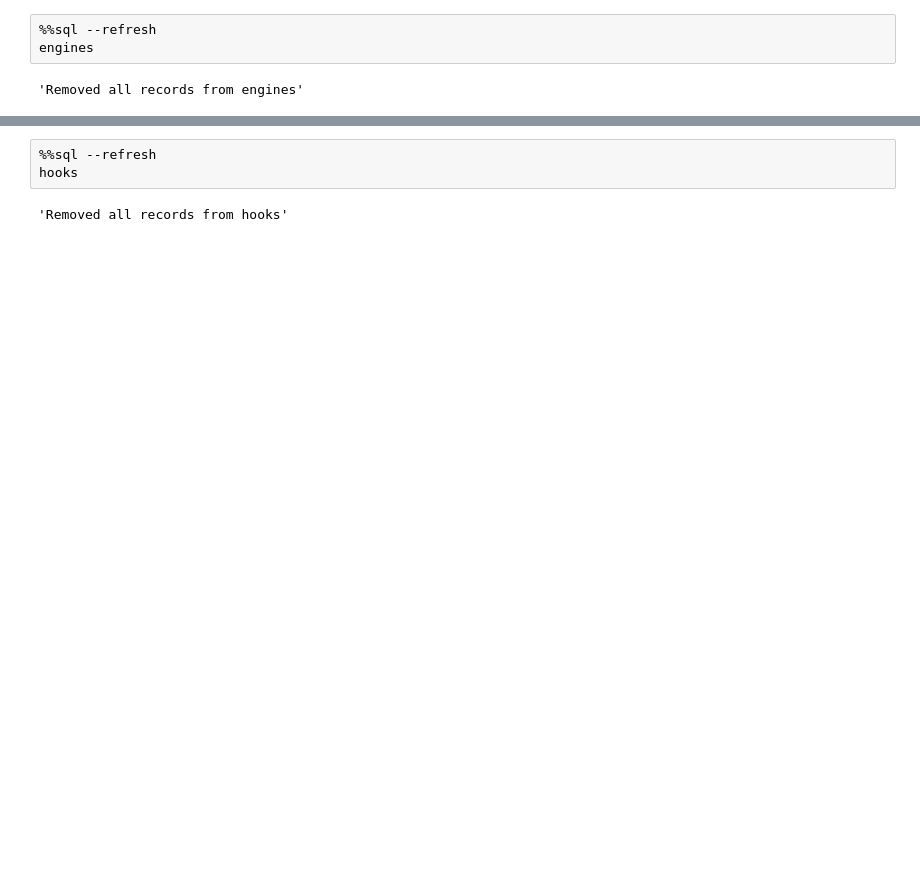
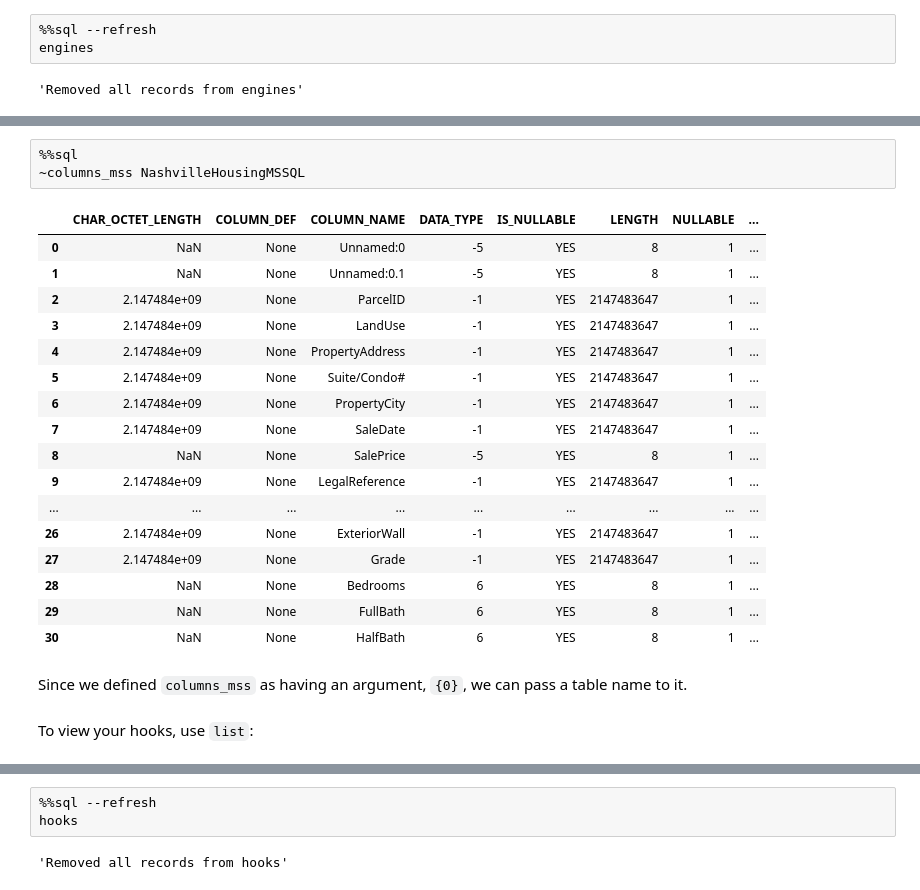
Before and after one commit to tmthyjames/SQLCell, a Jupyter notebook: sqlcell_demo.ipynb, the cells around one changed output, grey strips where cells are left out. Cells and saved outputs as stored; diff of their text form; blank space fills up the shorter version.

```diff
--- a/sqlcell_demo.ipynb
+++ b/sqlcell_demo.ipynb
@@ -101,3 +210,28 @@ databases mssql+pymssql://odsreader:odsselect@172.23.2.90/ODS = SELECT name FROM
+# %%
+%%sql
+~columns_mss NashvilleHousingMSSQL
+# %% [output]
+|  | CHAR_OCTET_LENGTH | COLUMN_DEF | COLUMN_NAME | DATA_TYPE | IS_NULLABLE | LENGTH | NULLABLE | ... |
+| 0 | NaN | None | Unnamed:0 | -5 | YES | 8 | 1 | ... |
+| 1 | NaN | None | Unnamed:0.1 | -5 | YES | 8 | 1 | ... |
+| 2 | 2.147484e+09 | None | ParcelID | -1 | YES | 2147483647 | 1 | ... |
+| 3 | 2.147484e+09 | None | LandUse | -1 | YES | 2147483647 | 1 | ... |
+| 4 | 2.147484e+09 | None | PropertyAddress | -1 | YES | 2147483647 | 1 | ... |
+| 5 | 2.147484e+09 | None | Suite/Condo# | -1 | YES | 2147483647 | 1 | ... |
+| 6 | 2.147484e+09 | None | PropertyCity | -1 | YES | 2147483647 | 1 | ... |
+| 7 | 2.147484e+09 | None | SaleDate | -1 | YES | 2147483647 | 1 | ... |
+| 8 | NaN | None | SalePrice | -5 | YES | 8 | 1 | ... |
+| 9 | 2.147484e+09 | None | LegalReference | -1 | YES | 2147483647 | 1 | ... |
+| ... | ... | ... | ... | ... | ... | ... | ... | ... |
+| 26 | 2.147484e+09 | None | ExteriorWall | -1 | YES | 2147483647 | 1 | ... |
+| 27 | 2.147484e+09 | None | Grade | -1 | YES | 2147483647 | 1 | ... |
+| 28 | NaN | None | Bedrooms | 6 | YES | 8 | 1 | ... |
+| 29 | NaN | None | FullBath | 6 | YES | 8 | 1 | ... |
+| 30 | NaN | None | HalfBath | 6 | YES | 8 | 1 | ... |
+# %% [markdown]
+Since we defined `columns_mss` as having an argument, `{0}`, we can pass a table name to it.
+# %% [markdown]
+To view your hooks, use `list`:
 # %%
 %%sql --hook
 list
```
Also changed, not shown: parts of 47 cells of this notebook, 5 other files.
